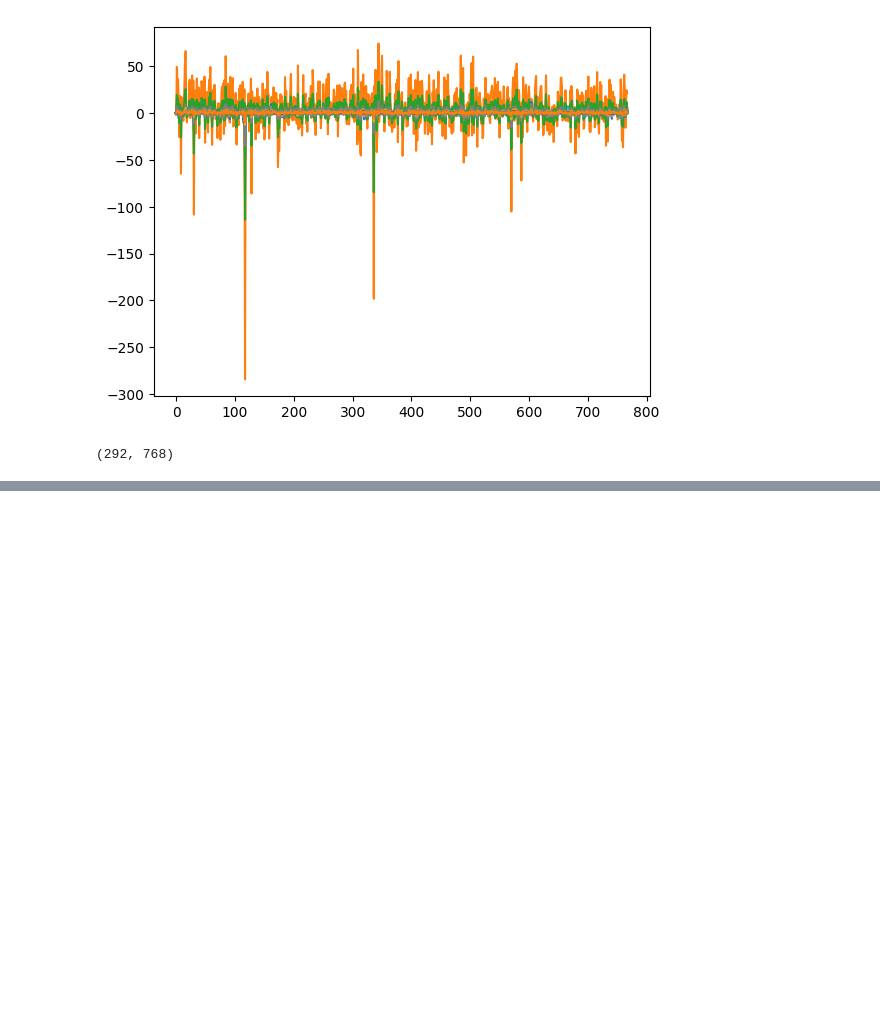
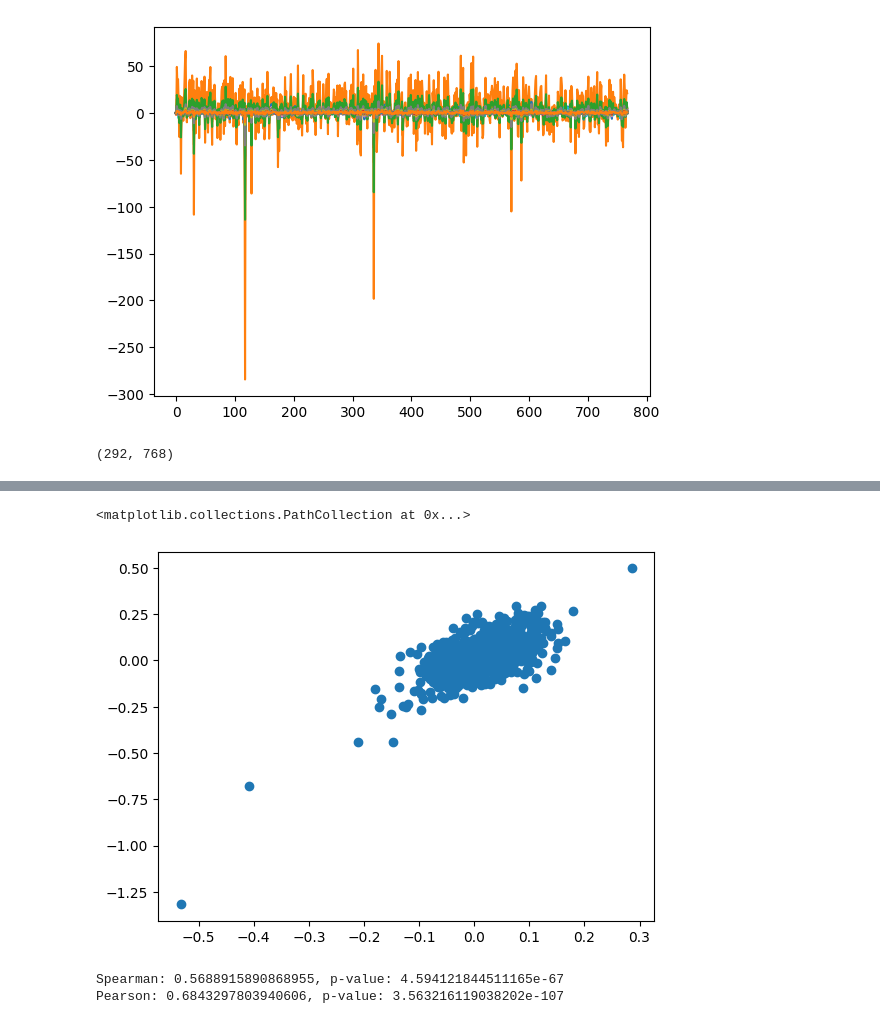
Before and after one commit to mariakesa/MousePipeline, a Jupyter notebook: filtering/idea_test_parallel.ipynb, the cells around one changed output, grey strips where cells are left out. Cells and saved outputs as stored; diff of their text form; code cells hidden in the pictures; blank space fills up the shorter version.

Commit message:
spearman correction helps

```diff
--- a/filtering/idea_test_parallel.ipynb
+++ b/filtering/idea_test_parallel.ipynb
@@ -181,0 +192,14 @@ plt.imshow(np.cov(filtered))
+# %%
+plt.scatter(filtered[0,:],filtered[1,:])
+# %% [output]
+<matplotlib.collections.PathCollection at 0x...>
+[figure, added]
+# %%
+from scipy.stats import spearmanr, pearsonr
+spearman_corr, spearman_p = spearmanr(filtered[0,:],filtered[1,:])
+pearson_corr, pearson_p = pearsonr(filtered[0,:],filtered[1,:])
+print(f"Spearman: {spearman_corr}, p-value: {spearman_p}")
+print(f"Pearson: {pearson_corr}, p-value: {pearson_p}")
+# %% [output]
+Spearman: 0.5688915890868955, p-value: 4.594121844511165e-67
+Pearson: 0.6843297803940606, p-value: 3.563216119038202e-107
```
Also changed, not shown: parts of 4 cells of this notebook.
